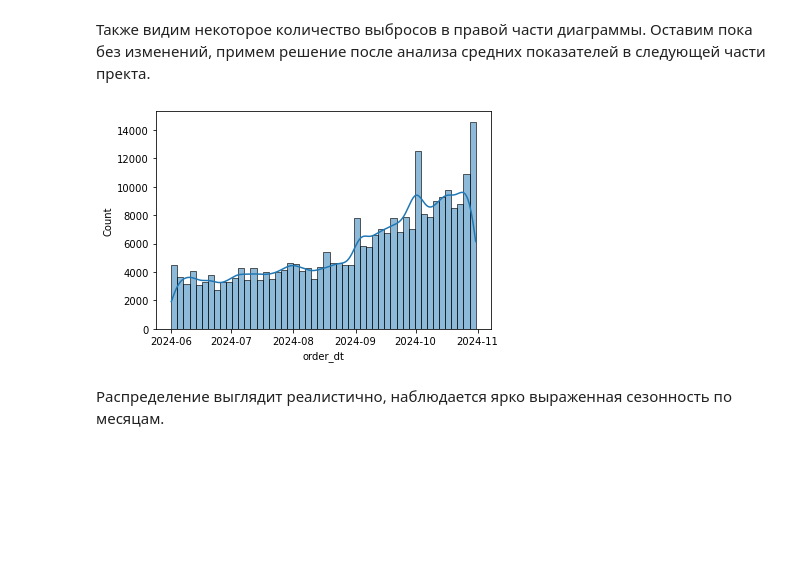
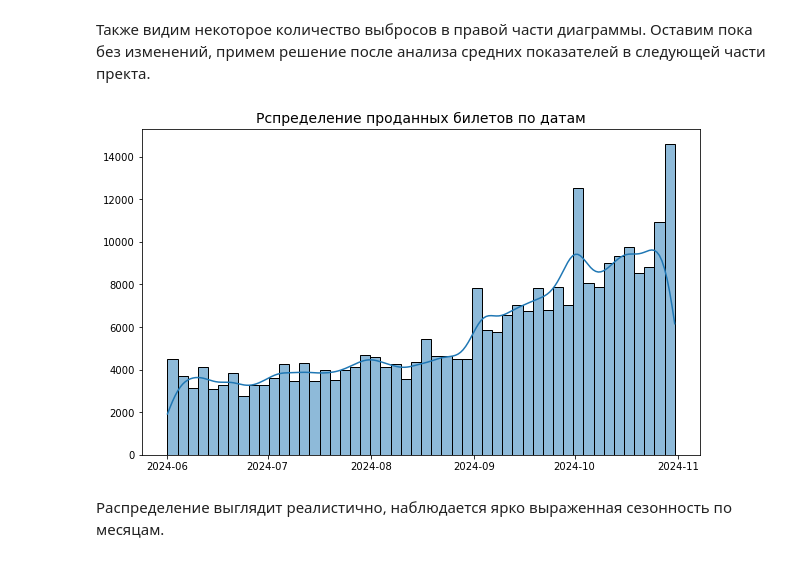
Before and after one commit to civilianvillain17-cmyk/yandex_afisha, a Jupyter notebook: yandex_afisha.ipynb, the cells around one changed output. Cells and saved outputs as stored; diff of their text form; code cells hidden in the pictures; blank space fills up the shorter version.

```diff
--- a/yandex_afisha.ipynb
+++ b/yandex_afisha.ipynb
@@ -435,10 +435,14 @@ plt.show()
 Также видим некоторое количество выбросов в правой части диаграммы. Оставим пока без изменений, примем решение после анализа средних показателей в следующей части пректа.
 # %%
 # Посмотрим на распределение числа проданных билетов по датам
+plt.figure(figsize=(10,6))
 sns.histplot(df['order_dt'], bins=50, kde=True)
+plt.title('Рспределение проданных билетов по датам', fontsize=14)
+plt.xlabel('')
+plt.ylabel('')
 plt.show()
 # %% [output]
-[figure, old version]
+[figure, new version]
 # %% [markdown]
 Распределение выглядит реалистично, наблюдается ярко выраженная сезонность по месяцам.
 # %%
```
Also changed, not shown: parts of 21 cells of this notebook, 1 other file.
